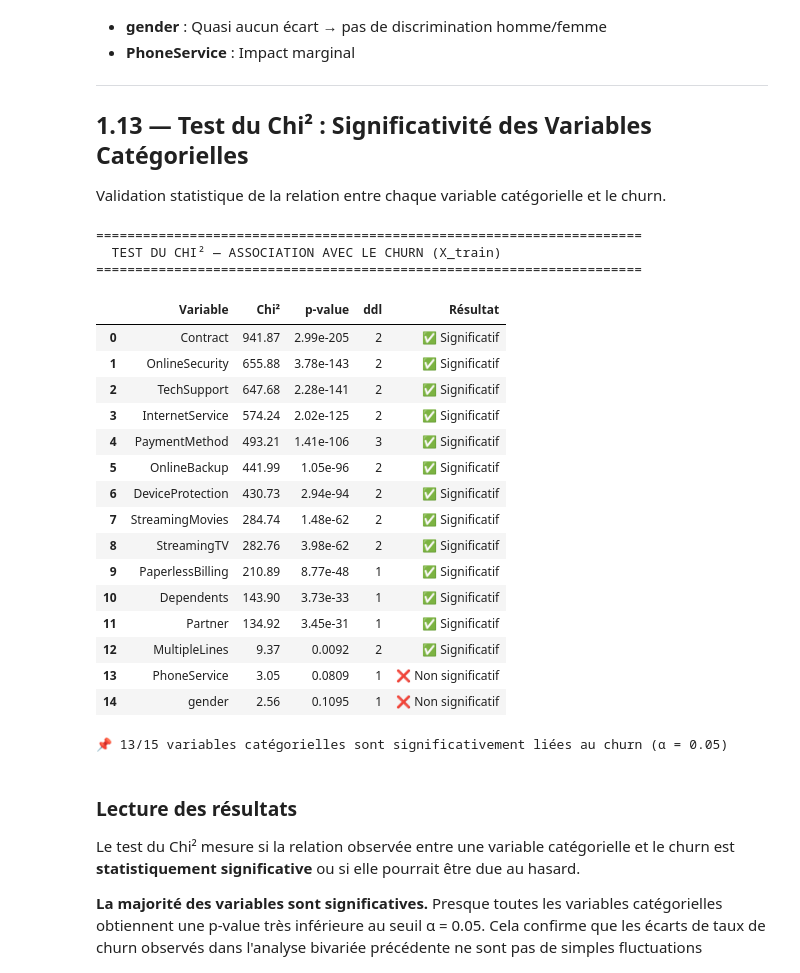
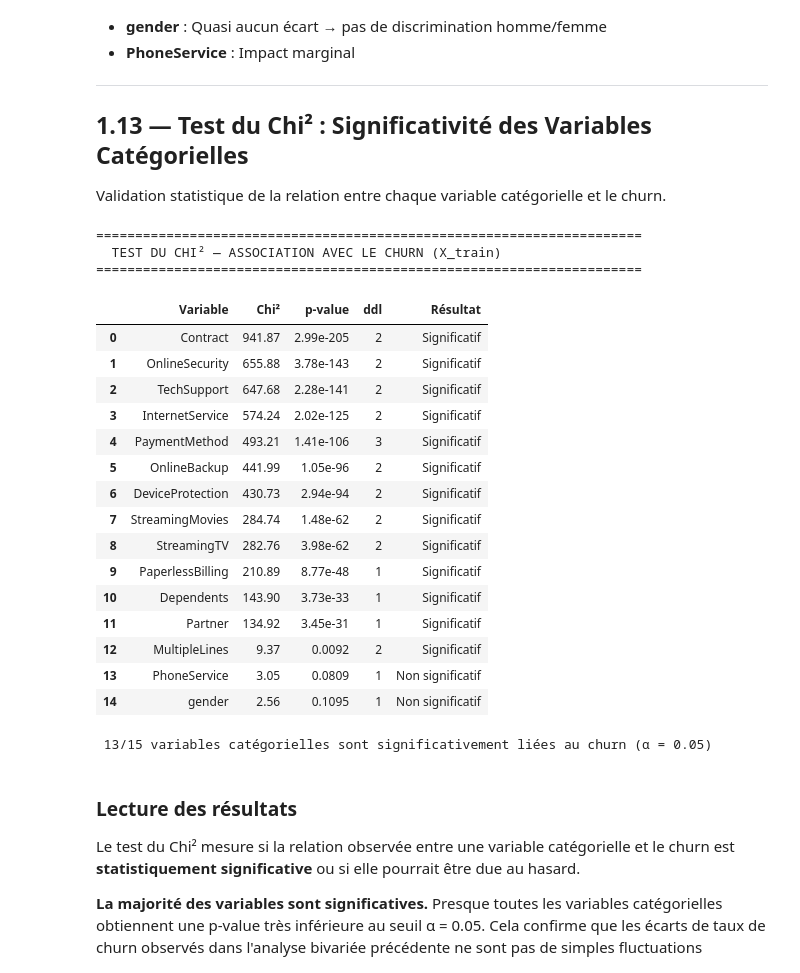
Before and after one commit to Dylan-Jbt/Scoring_de_churn_client, a Jupyter notebook: notebooks/01_exploration_des_donnees.ipynb, the cells around one changed output. Cells and saved outputs as stored; diff of their text form; code cells hidden in the pictures.

```diff
--- a/notebooks/01_exploration_des_donnees.ipynb
+++ b/notebooks/01_exploration_des_donnees.ipynb
@@ -585,20 +585,20 @@ missing_analysis = pd.DataFrame({
     "Colonne": X_train.columns,
     "Manquants": X_train.isnull().sum().values,
     "Manquants %": (X_train.isnull().sum().values / len(X_train) * 100).round(2),
-    "Status": ["✅ OK" if x == 0 else "⚠️  À traiter" for x in X_train.isnull().sum().values]
+    "Status": [" OK" if x == 0 else "  À traiter" for x in X_train.isnull().sum().values]
 })
 
 missing_analysis = missing_analysis[missing_analysis["Manquants"] > 0].sort_values("Manquants", ascending=False)
 
 if len(missing_analysis) == 0:
-    print("✅ EXCELLENT : Aucune valeur manquante détectée dans X_train !")
+    print(" EXCELLENT : Aucune valeur manquante détectée dans X_train !")
     print("   Le dataset est complet et prêt pour la modélisation.")
     print("\n   Recall : TotalCharges a été nettoyé lors du chargement")
     print("   (les espaces vides ont été convertis et les lignes supprimées).")
 else:
-    print("⚠️  VALEURS MANQUANTES DÉTECTÉES :\n")
+    print("  VALEURS MANQUANTES DÉTECTÉES :\n")
     display(missing_analysis)
-    print("\n📌 RECOMMANDATIONS :")
+    print("\n RECOMMANDATIONS :")
     for _, row in missing_analysis.iterrows():
         pct = row["Manquants %"]
         if pct < 1:
@@ -608,7 +608,7 @@ else:
         elif pct < 30:
             print(f"   • {row['Colonne']} ({pct}%) : Analyser le pattern d'absence")
         else:
-            print(f"   • {row['Colonne']} ({pct}%) : ⛔ Considérer la suppression")
+            print(f"   • {row['Colonne']} ({pct}%) :  Considérer la suppression")
 # %% [output]
 ======================================================================
   STRATÉGIE DE TRAITEMENT DES VALEURS MANQUANTES (X_train)
@@ -706,12 +706,12 @@ for col in num_cols_outliers:
         "Min réel": round(X_train[col].min(), 2),
         "Max réel": round(X_train[col].max(), 2)
     })
-    status = "⚠️" if n_outliers > 0 else "✅"
+    status = "" if n_outliers > 0 else ""
     print(f"  {status} {col:<16s} : {n_outliers:>4d} outliers ({pct:.1f}%)  |  bornes [{lower:.1f} ; {upper:.1f}]")
 
 outlier_df = pd.DataFrame(outlier_summary)
 
-print("\n📌 Note : Les outliers de MonthlyCharges et TotalCharges reflètent des")
+print("\n Note : Les outliers de MonthlyCharges et TotalCharges reflètent des")
 print("   clients premium — ce ne sont pas des erreurs de saisie.")
 # %% [output]
 ======================================================================
@@ -860,51 +860,51 @@ Validation statistique de la relation entre chaque variable catégorielle et le
 # %%
 # Test du Chi² pour chaque variable catégorielle vs Churn
 print("\n" + "=" * 70)
 print("  TEST DU CHI² — ASSOCIATION AVEC LE CHURN (X_train)")
 print("=" * 70 + "\n")
 
 alpha = 0.05
 chi2_results = []
 
 for col in cat_cols_analysis:
     contingency = pd.crosstab(train_analysis[col], train_analysis["Churn"])
     chi2, p_value, dof, expected = ss.chi2_contingency(contingency)
 
-    significant = "✅ Significatif" if p_value < alpha else "❌ Non significatif"
+    significant = " Significatif" if p_value < alpha else " Non significatif"
     chi2_results.append({
         "Variable": col,
         "Chi²": round(chi2, 2),
         "p-value": f"{p_value:.2e}" if p_value < 0.001 else f"{p_value:.4f}",
         "ddl": dof,
         "Résultat": significant
     })
 
 chi2_df = pd.DataFrame(chi2_results).sort_values("Chi²", ascending=False)
 display(chi2_df.reset_index(drop=True))
 
 n_signif = sum(1 for r in chi2_results if "Significatif" in r["Résultat"] and "Non" not in r["Résultat"])
-print(f"\n📌 {n_signif}/{len(chi2_results)} variables catégorielles sont significativement liées au churn (α = {alpha})")
+print(f"\n {n_signif}/{len(chi2_results)} variables catégorielles sont significativement liées au churn (α = {alpha})")
 # %% [output]
 ======================================================================
   TEST DU CHI² — ASSOCIATION AVEC LE CHURN (X_train)
 ======================================================================
 |  | Variable | Chi² | p-value | ddl | Résultat |
-| 0 | Contract | 941.87 | 2.99e-205 | 2 | ✅ Significatif |
-| 1 | OnlineSecurity | 655.88 | 3.78e-143 | 2 | ✅ Significatif |
-| 2 | TechSupport | 647.68 | 2.28e-141 | 2 | ✅ Significatif |
-| 3 | InternetService | 574.24 | 2.02e-125 | 2 | ✅ Significatif |
-| 4 | PaymentMethod | 493.21 | 1.41e-106 | 3 | ✅ Significatif |
-| 5 | OnlineBackup | 441.99 | 1.05e-96 | 2 | ✅ Significatif |
-| 6 | DeviceProtection | 430.73 | 2.94e-94 | 2 | ✅ Significatif |
-| 7 | StreamingMovies | 284.74 | 1.48e-62 | 2 | ✅ Significatif |
-| 8 | StreamingTV | 282.76 | 3.98e-62 | 2 | ✅ Significatif |
-| 9 | PaperlessBilling | 210.89 | 8.77e-48 | 1 | ✅ Significatif |
-| 10 | Dependents | 143.90 | 3.73e-33 | 1 | ✅ Significatif |
-| 11 | Partner | 134.92 | 3.45e-31 | 1 | ✅ Significatif |
-| 12 | MultipleLines | 9.37 | 0.0092 | 2 | ✅ Significatif |
-| 13 | PhoneService | 3.05 | 0.0809 | 1 | ❌ Non significatif |
-| 14 | gender | 2.56 | 0.1095 | 1 | ❌ Non significatif |
+| 0 | Contract | 941.87 | 2.99e-205 | 2 | Significatif |
+| 1 | OnlineSecurity | 655.88 | 3.78e-143 | 2 | Significatif |
+| 2 | TechSupport | 647.68 | 2.28e-141 | 2 | Significatif |
+| 3 | InternetService | 574.24 | 2.02e-125 | 2 | Significatif |
+| 4 | PaymentMethod | 493.21 | 1.41e-106 | 3 | Significatif |
+| 5 | OnlineBackup | 441.99 | 1.05e-96 | 2 | Significatif |
+| 6 | DeviceProtection | 430.73 | 2.94e-94 | 2 | Significatif |
+| 7 | StreamingMovies | 284.74 | 1.48e-62 | 2 | Significatif |
+| 8 | StreamingTV | 282.76 | 3.98e-62 | 2 | Significatif |
+| 9 | PaperlessBilling | 210.89 | 8.77e-48 | 1 | Significatif |
+| 10 | Dependents | 143.90 | 3.73e-33 | 1 | Significatif |
+| 11 | Partner | 134.92 | 3.45e-31 | 1 | Significatif |
+| 12 | MultipleLines | 9.37 | 0.0092 | 2 | Significatif |
+| 13 | PhoneService | 3.05 | 0.0809 | 1 | Non significatif |
+| 14 | gender | 2.56 | 0.1095 | 1 | Non significatif |
-📌 13/15 variables catégorielles sont significativement liées au churn (α = 0.05)
+ 13/15 variables catégorielles sont significativement liées au churn (α = 0.05)
 # %% [markdown]
 ### Lecture des résultats
 
```
Also changed, not shown: parts of 13 cells of this notebook, 3 other files.
